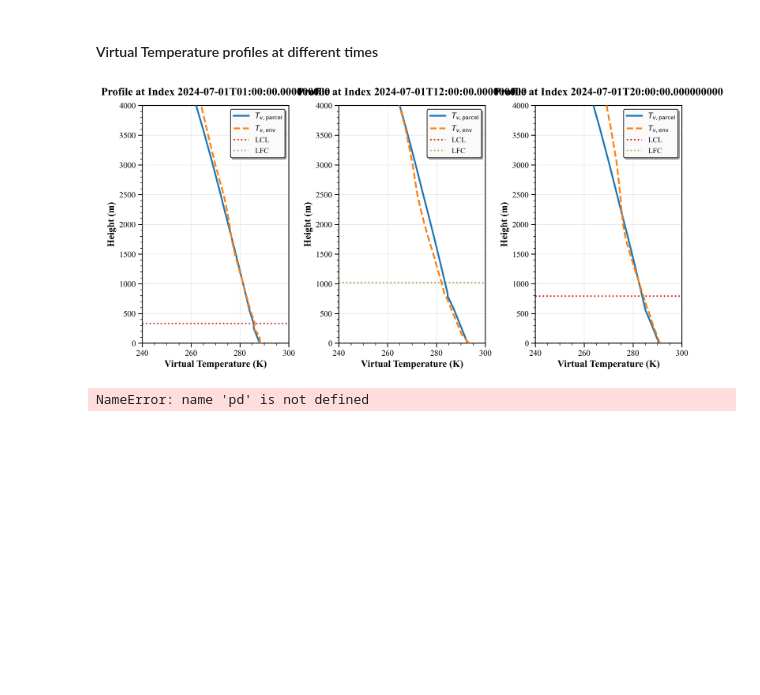
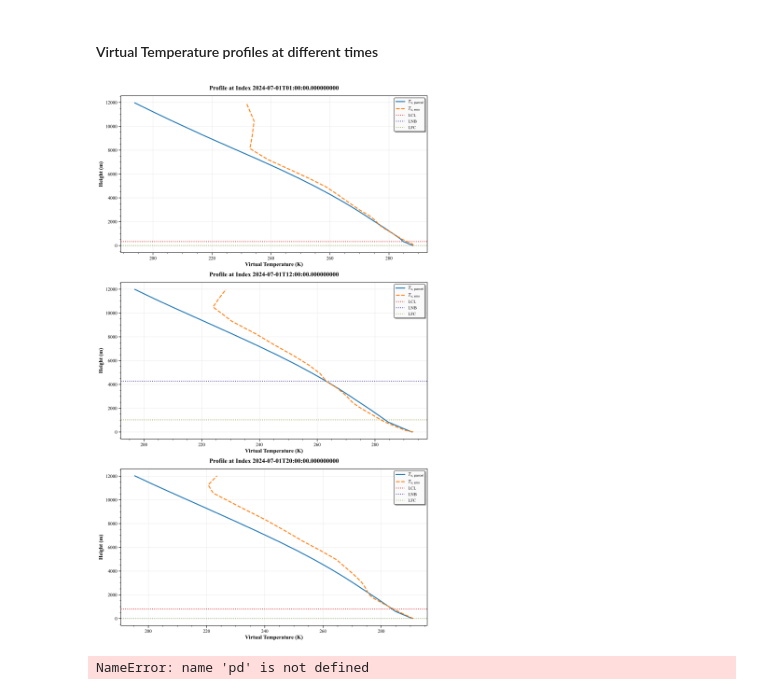
Before and after one commit to char998/rainmodel_conc, a Jupyter notebook: new_model_working/test_runs_era.ipynb, the cells around one changed output. Cells and saved outputs as stored; diff of their text form; code cells hidden in the pictures; blank space fills up the shorter version.

```diff
--- a/new_model_working/test_runs_era.ipynb
+++ b/new_model_working/test_runs_era.ipynb
@@ -422,7 +440,7 @@ plt.rcParams.update({
 })
 
 # Create 4-panel subplot
-fig, axes = plt.subplots(1, 3, figsize=(12, 6))
+fig, axes = plt.subplots(3, 1, figsize=(12, 20))
 axes = axes.flatten()
 
 # Define which indices to plot
@@ -442,42 +460,42 @@ for i, ax in enumerate(axes):
     # Add horizontal lines for LCL, LNB, and LFC
     ax.axhline(y=Z[index_2, int(lcl_index[index_2])],
                color='#d62728', linestyle=':', linewidth=2, label='LCL', alpha=1, zorder=2)
-    #ax.axhline(y=Z_t[index_2],
-               #color='#d62728', linestyle=':', linewidth=2, label='LNB', alpha=0.8, zorder=2)
+    ax.axhline(y=Z_t[index_2],
+               color="#1d087a", linestyle=':', linewidth=2, label='LNB', alpha=0.8, zorder=2)
     ax.axhline(y=Z[index_2, int(LFC_index[index_2, 1])],
                color="#9fbd67ff", linestyle=':', linewidth=2, label='LFC', alpha=1, zorder=2)
 
     # Labels and title
     ax.set_xlabel('Virtual Temperature (K)', fontweight='bold')
     ax.set_ylabel('Height (m)', fontweight='bold')
     ax.set_title(f'Profile at Index {time[index_2].values}', fontweight='bold', pad=15)
 
     # Styling
     legend = ax.legend(loc='upper right', frameon=True, fancybox=True, shadow=True,
                        framealpha=0.95, edgecolor='black', facecolor='white')
     ax.grid(True, alpha=0.3, linewidth=0.8, zorder=1)
     ax.set_axisbelow(True)
     ax.minorticks_on()
     ax.tick_params(which='major', length=6, width=1.2)
     ax.tick_params(which='minor', length=3, width=0.8)
 
     # Optional: Set axis limits
-    ax.set_xlim(240, 300)
-    ax.set_ylim(0, 4000)
+    #ax.set_xlim(240, 300)
+    #ax.set_ylim(0, 4000)
 
 # Layout adjustment
 plt.tight_layout()
 
 # Save the figure
 #plt.savefig('virtual_temp_profiles_4panel.png')
 #plt.savefig('virtual_temp_profiles_4panel.pdf')
 
 plt.show()
 
 # Reset style
 plt.rcParams.update(plt.rcParamsDefault)
 # %% [output]
-[figure, old version]
+[figure, new version]
 # %%
 import matplotlib.pyplot as plt
 
```
Also changed, not shown: parts of 4 cells of this notebook, 15 other files.
